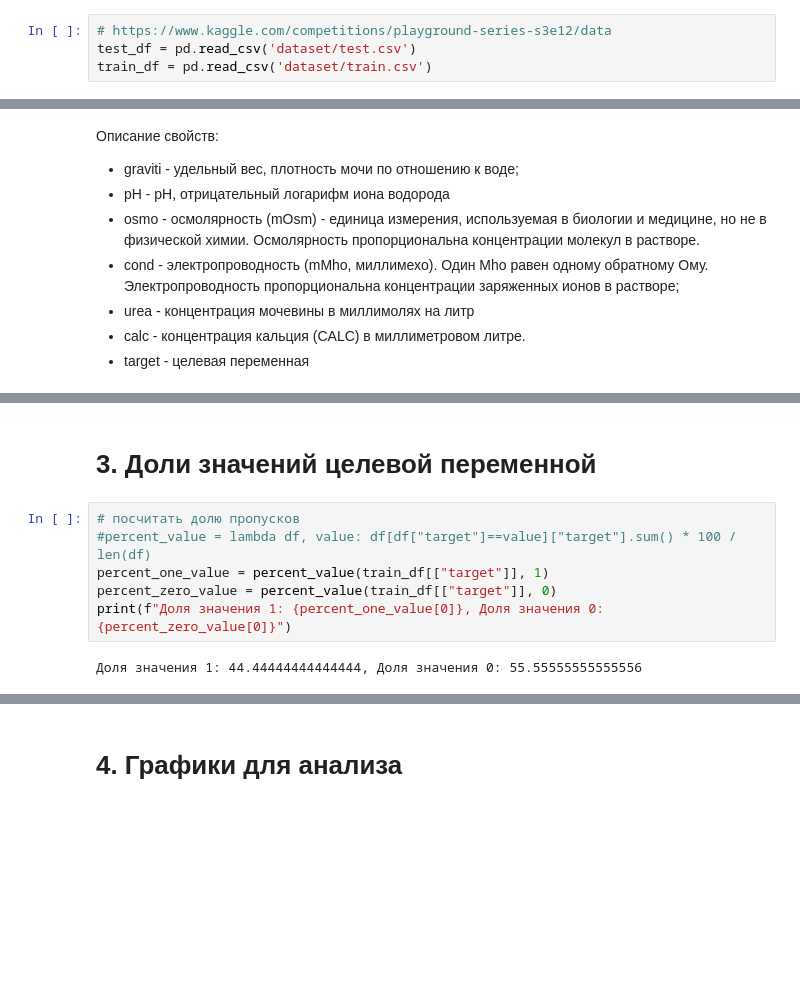
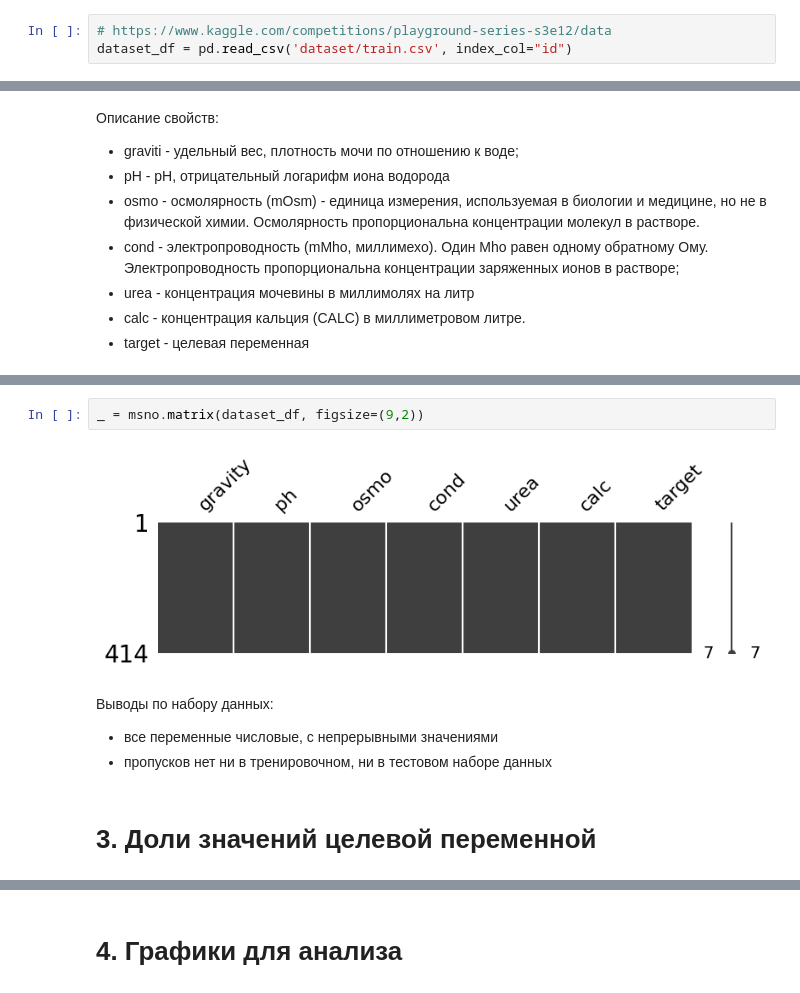
Before and after one commit to igel2000/ml-inno-hw, a Jupyter notebook: 3. Machine Learning/3.01. Введение в машинное обучение. KNN. Метрики качества. Матрица ошибок/run.ipynb, the cells around one changed output, grey strips where cells are left out. Drawn from its saved outputs; the diff is of its cells as text; blank space fills up the shorter version.

```diff
--- a/3. Machine Learning/3.01. Введение в машинное обучение. KNN. Метрики качества. Матрица ошибок/run.ipynb
+++ b/3. Machine Learning/3.01. Введение в машинное обучение. KNN. Метрики качества. Матрица ошибок/run.ipynb
@@ -17,8 +203,7 @@ from sklearn.metrics import mean_absolute_error, mean_squared_error
 # 1. Загрузить датасет
 # %%
 # https://www.kaggle.com/competitions/playground-series-s3e12/data
-test_df = pd.read_csv('dataset/test.csv')
-train_df = pd.read_csv('dataset/train.csv')
+dataset_df = pd.read_csv('dataset/train.csv', index_col="id")
 # %% [markdown]
 # 2. EDA датасета
 # %%
@@ -120,10 +264,10 @@ test_df_describe
+# %%
+_ = msno.matrix(dataset_df, figsize=(9,2))
+# %% [output]
+[figure, added]
+# %% [markdown]
+Выводы по набору данных:
+  * все переменные числовые, с непрерывными значениями
+  * пропусков нет ни в тренировочном, ни в тестовом наборе данных
 # %% [markdown]
 # 3. Доли значений целевой переменной
-# %%
-# посчитать долю пропусков
-#percent_value = lambda df, value: df[df["target"]==value]["target"].sum() * 100 / len(df)
-percent_one_value = percent_value(train_df[["target"]], 1)
-percent_zero_value = percent_value(train_df[["target"]], 0)
-print(f"Доля значения 1: {percent_one_value[0]}, Доля значения 0: {percent_zero_value[0]}")
-# %% [output]
-Доля значения 1: 44.44444444444444, Доля значения 0: 55.55555555555556
```
Also changed, not shown: parts of 45 cells of this notebook, 1 other file.
